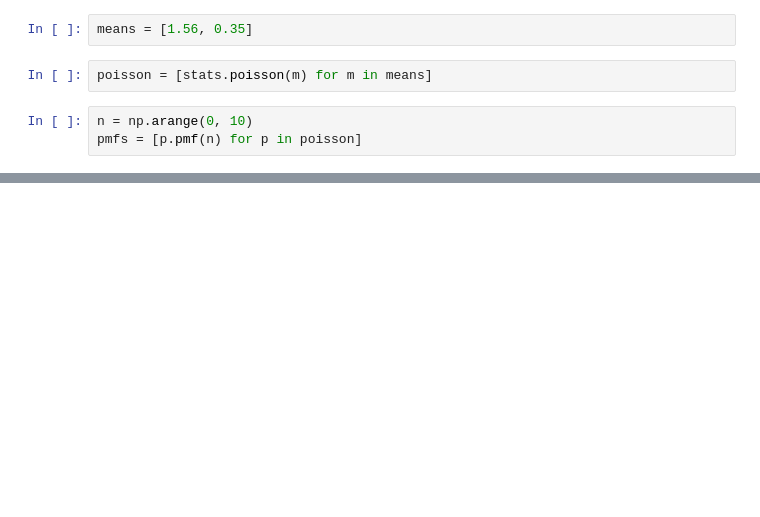
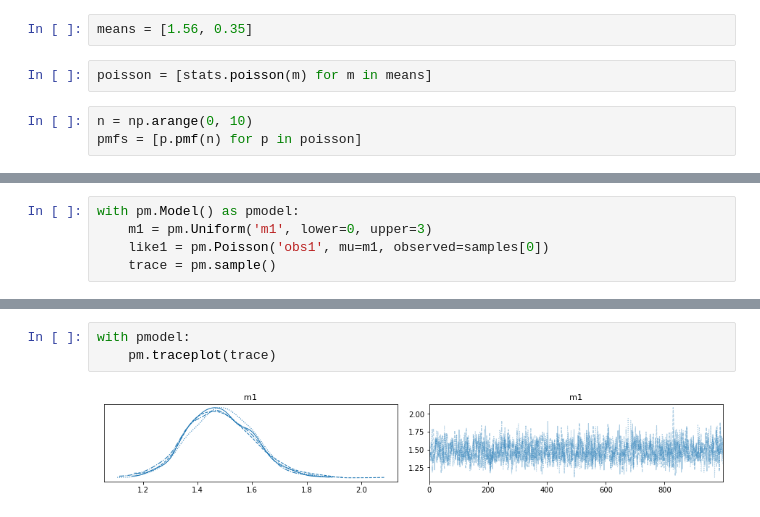
Before and after one commit to yongduek/lectures, a Jupyter notebook: esda/data_nbs/PoissonDistr.ipynb, the cells around one changed output, grey strips where cells are left out. Cells and saved outputs as stored; diff of their text form; blank space fills up the shorter version.

```diff
--- a/esda/data_nbs/PoissonDistr.ipynb
+++ b/esda/data_nbs/PoissonDistr.ipynb
@@ -37,0 +75,5 @@ pm.__version__
+# %%
+with pm.Model() as pmodel:
+    m1 = pm.Uniform('m1', lower=0, upper=3)
+    like1 = pm.Poisson('obs1', mu=m1, observed=samples[0])
+    trace = pm.sample()
@@ -37,0 +88,5 @@ pm.__version__
+# %%
+with pmodel:
+    pm.traceplot(trace)
+# %% [output]
+[figure, added]
```
Also changed, not shown: parts of 20 cells of this notebook, 2 other files.
